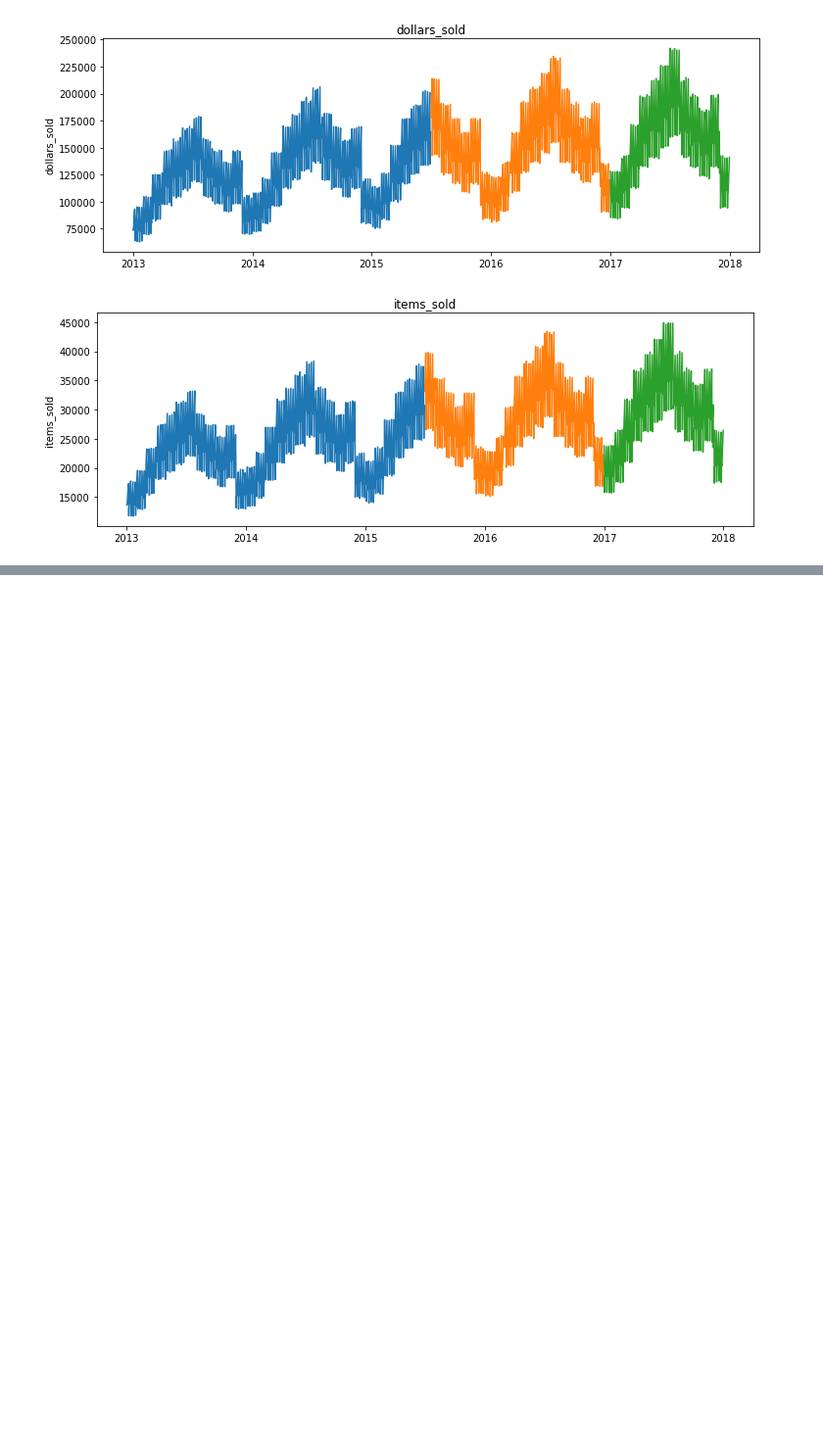
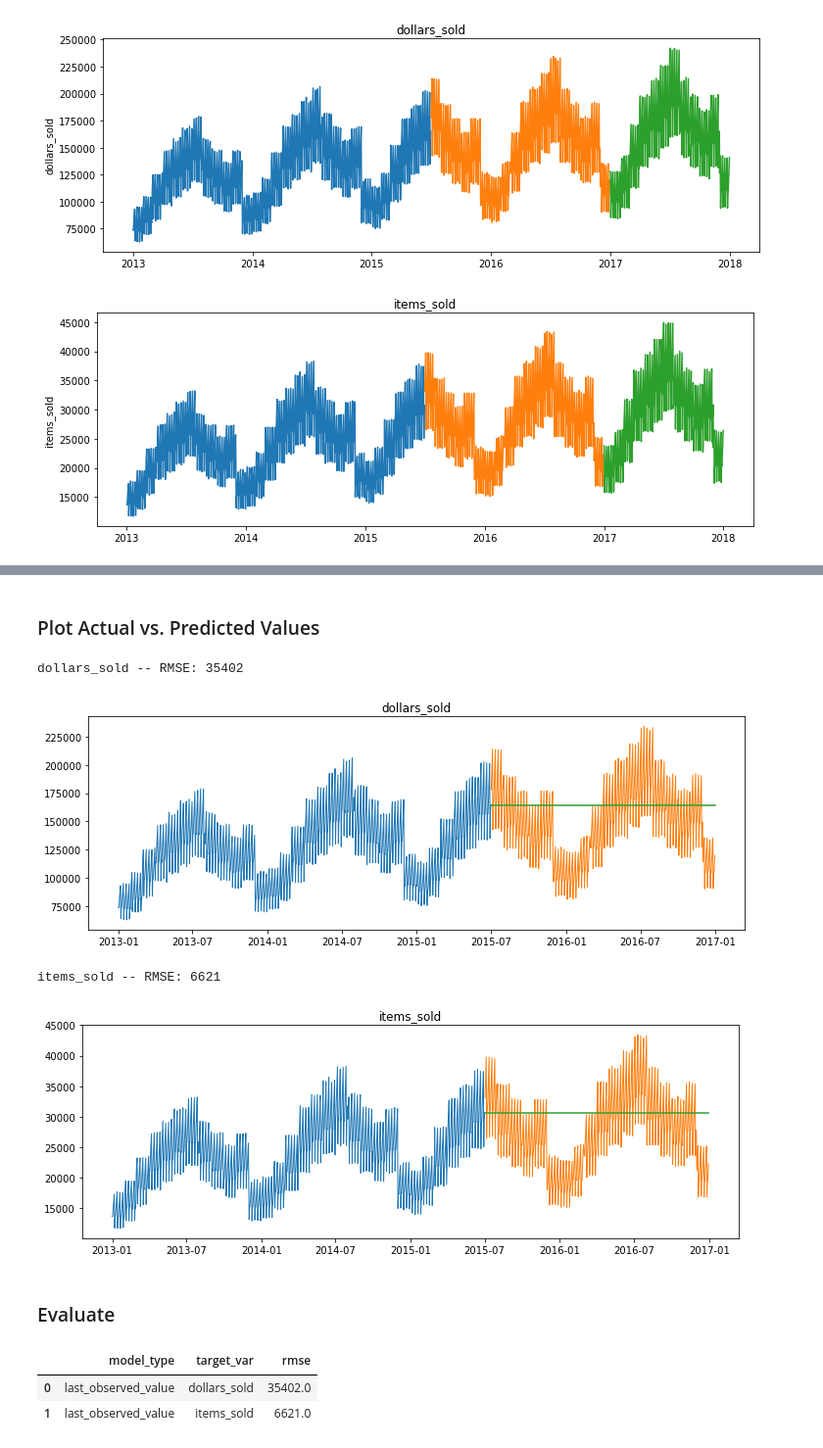
Before and after one commit to gilbert-noriega-ii/time-series-exercises, a Jupyter notebook: model_lesson.ipynb, the cells around one changed output, grey strips where cells are left out. Shown: that part at 98% size. Cells and saved outputs as stored; diff of their text form; code cells hidden in the pictures; blank space fills up the shorter version.

Commit message:
adding last observed, simple and n-days moving average

```diff
--- a/model_lesson.ipynb
+++ b/model_lesson.ipynb
@@ -109,0 +168,12 @@ def plot_and_eval(target_var):
+# %% [markdown]
+### Plot Actual vs. Predicted Values
+# %%
+for col in train.columns:
+    plot_and_eval(col)
+# %% [output]
+dollars_sold -- RMSE: 35402
+[figure, added]
+items_sold -- RMSE: 6621
+[figure, added]
+# %% [markdown]
+### Evaluate
@@ -109,0 +184,6 @@ def plot_and_eval(target_var):
+# %%
+eval_df
+# %% [output]
+|  | model_type | target_var | rmse |
+| 0 | last_observed_value | dollars_sold | 35402.0 |
+| 1 | last_observed_value | items_sold | 6621.0 |
```
Also changed, not shown: parts of 38 cells of this notebook.
